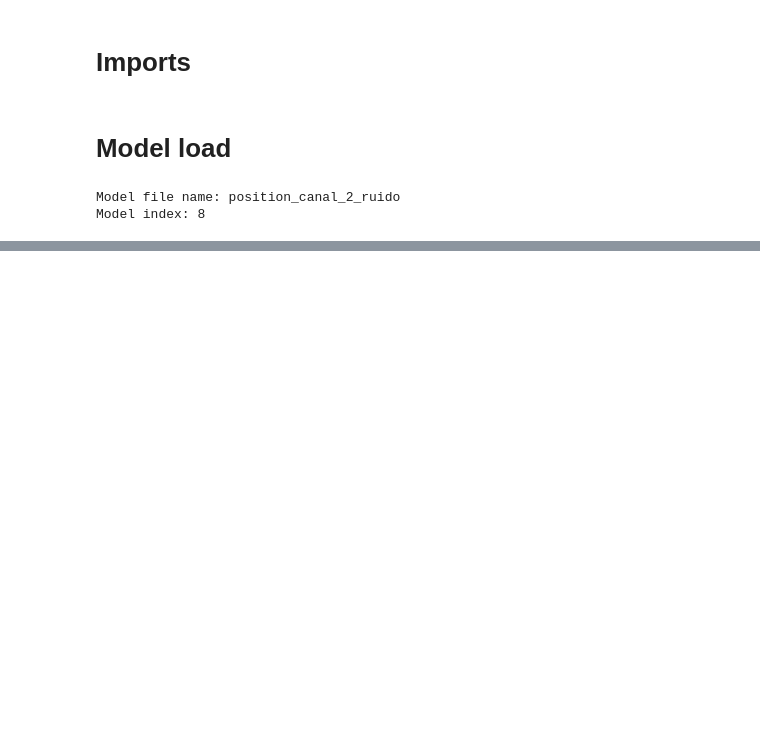
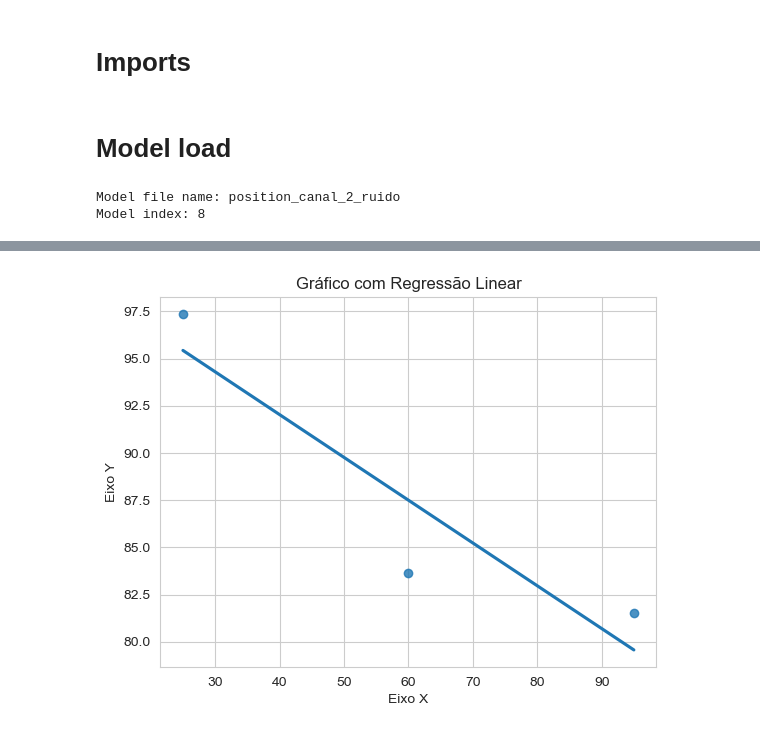
Before and after one commit to lukaltk/TCC-ml, a Jupyter notebook: model_analysis.ipynb, the cells around one changed output, grey strips where cells are left out. Cells and saved outputs as stored; diff of their text form; code cells hidden in the pictures; blank space fills up the shorter version.

```diff
--- a/model_analysis.ipynb
+++ b/model_analysis.ipynb
@@ -84,0 +103,10 @@ y[index]
+# %%
+sns.regplot(x=acc_position_x, y=acc_position_y, ci=None)
+plt.title('Gráfico com Regressão Linear')
+plt.xlabel('Eixo X')
+plt.ylabel('Eixo Y')
+
+# Exibir o gráfico
+plt.show()
+# %% [output]
+[figure, added]
```
Also changed, not shown: parts of 21 cells of this notebook, 1 other file.
